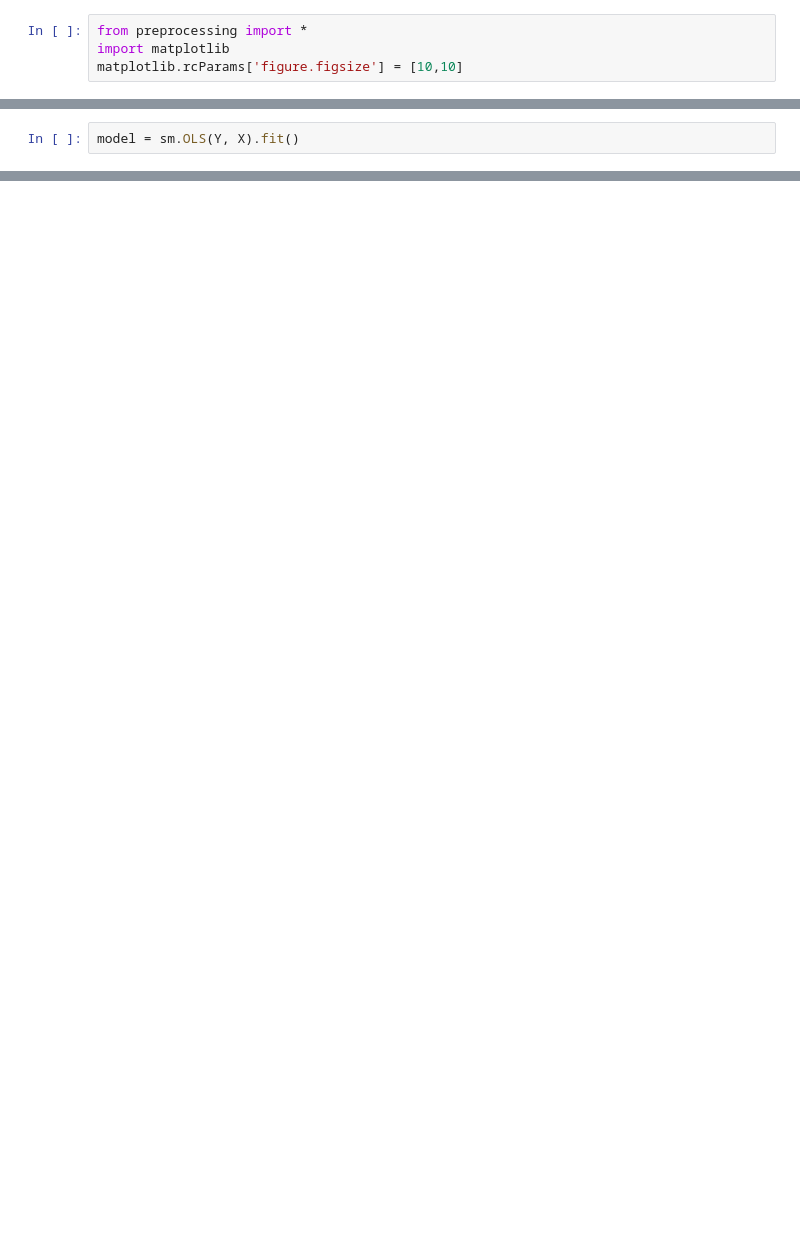
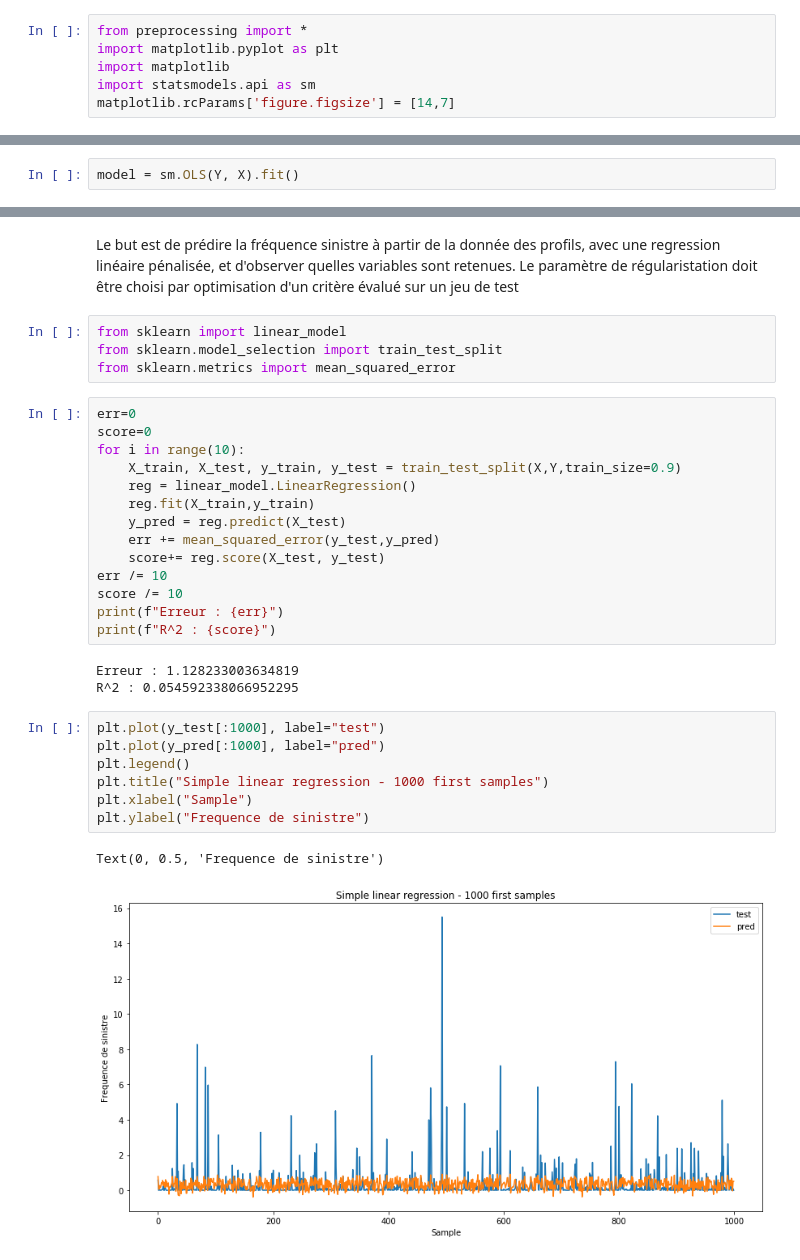
Before and after one commit to RAMIhamza/Projet_Option_Mazars, a Jupyter notebook: DimensionReduction.ipynb, the cells around one changed output, grey strips where cells are left out. Saved outputs shown, nothing was run; the diff lists cells and outputs as text; blank space fills up the shorter version.

```diff
--- a/DimensionReduction.ipynb
+++ b/DimensionReduction.ipynb
@@ -1,4 +1,6 @@
 # %%
 from preprocessing import *
+import matplotlib.pyplot as plt
 import matplotlib
-matplotlib.rcParams['figure.figsize'] = [10,10]
+import statsmodels.api as sm
+matplotlib.rcParams['figure.figsize'] = [14,7]
@@ -95,0 +99,33 @@ strong multicollinearity problems or that the design matrix is singular.
+# %% [markdown]
+Le but est de prédire la fréquence sinistre à partir de la donnée des profils, avec une regression linéaire pénalisée, et d'observer quelles variables sont retenues. Le paramètre de régularistation doit être choisi par optimisation d'un critère évalué sur un jeu de test
+# %%
+from sklearn import linear_model
+from sklearn.model_selection import train_test_split
+from sklearn.metrics import mean_squared_error
+# %%
+err=0
+score=0
+for i in range(10):
+    X_train, X_test, y_train, y_test = train_test_split(X,Y,train_size=0.9)
+    reg = linear_model.LinearRegression()
+    reg.fit(X_train,y_train)
+    y_pred = reg.predict(X_test)
+    err += mean_squared_error(y_test,y_pred)
+    score+= reg.score(X_test, y_test)
+err /= 10
+score /= 10
+print(f"Erreur : {err}")
+print(f"R^2 : {score}")
+# %% [output]
+Erreur : 1.128233003634819
+R^2 : 0.054592338066952295
+# %%
+plt.plot(y_test[:1000], label="test")
+plt.plot(y_pred[:1000], label="pred")
+plt.legend()
+plt.title("Simple linear regression - 1000 first samples")
+plt.xlabel("Sample")
+plt.ylabel("Frequence de sinistre")
+# %% [output]
+Text(0, 0.5, 'Frequence de sinistre')
+[figure, added]
```
Also changed, not shown: parts of 29 cells of this notebook, 41 other files.
